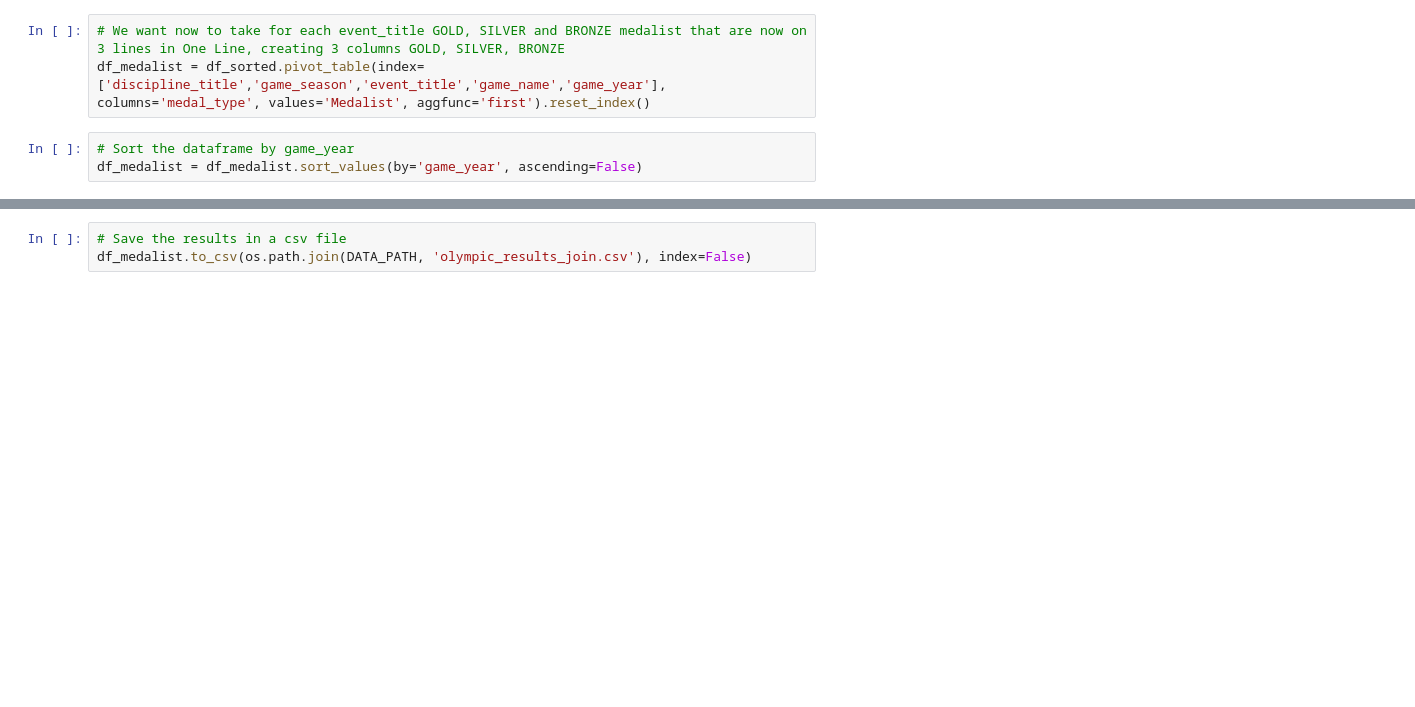
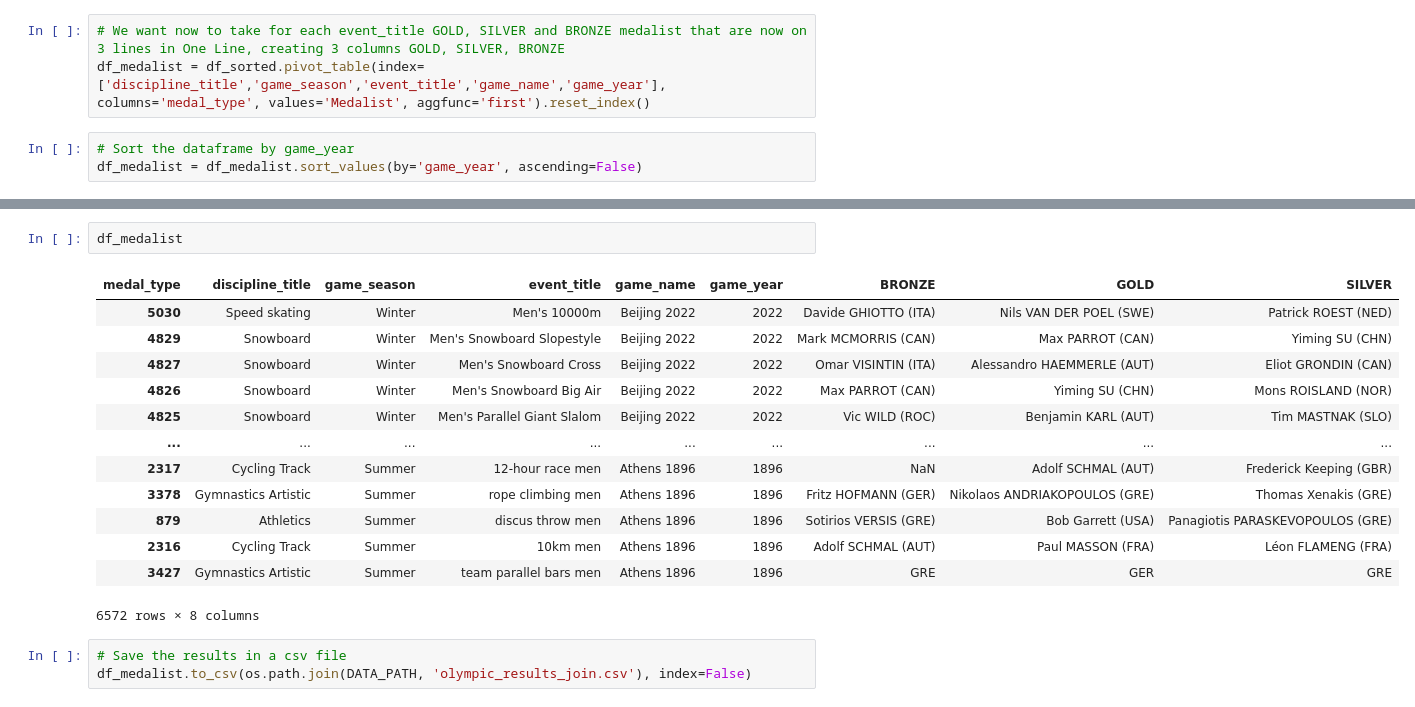
Before and after one commit to com-480-data-visualization/team_slo, a Jupyter notebook: src/processing/data_preprocessing.ipynb, the cells around one changed output, grey strips where cells are left out. Saved outputs shown, nothing was run; the diff lists cells and outputs as text; blank space fills up the shorter version.

```diff
--- a/src/processing/data_preprocessing.ipynb
+++ b/src/processing/data_preprocessing.ipynb
@@ -774,3 +765,19 @@ df_medalist.query('discipline_title == "Curling"')
+# %%
+df_medalist
+# %% [output]
+| medal_type | discipline_title | game_season | event_title | game_name | game_year | BRONZE | GOLD | SILVER |
+| 5030 | Speed skating | Winter | Men's 10000m | Beijing 2022 | 2022 | Davide GHIOTTO (ITA) | Nils VAN DER POEL (SWE) | Patrick ROEST (NED) |
+| 4829 | Snowboard | Winter | Men's Snowboard Slopestyle | Beijing 2022 | 2022 | Mark MCMORRIS (CAN) | Max PARROT (CAN) | Yiming SU (CHN) |
+| 4827 | Snowboard | Winter | Men's Snowboard Cross | Beijing 2022 | 2022 | Omar VISINTIN (ITA) | Alessandro HAEMMERLE (AUT) | Eliot GRONDIN (CAN) |
+| 4826 | Snowboard | Winter | Men's Snowboard Big Air | Beijing 2022 | 2022 | Max PARROT (CAN) | Yiming SU (CHN) | Mons ROISLAND (NOR) |
+| 4825 | Snowboard | Winter | Men's Parallel Giant Slalom | Beijing 2022 | 2022 | Vic WILD (ROC) | Benjamin KARL (AUT) | Tim MASTNAK (SLO) |
+| ... | ... | ... | ... | ... | ... | ... | ... | ... |
+| 2317 | Cycling Track | Summer | 12-hour race men | Athens 1896 | 1896 | NaN | Adolf SCHMAL (AUT) | Frederick Keeping (GBR) |
+| 3378 | Gymnastics Artistic | Summer | rope climbing men | Athens 1896 | 1896 | Fritz HOFMANN (GER) | Nikolaos ANDRIAKOPOULOS (GRE) | Thomas Xenakis (GRE) |
+| 879 | Athletics | Summer | discus throw men | Athens 1896 | 1896 | Sotirios VERSIS (GRE) | Bob Garrett (USA) | Panagiotis PARASKEVOPOULOS (GRE) |
+| 2316 | Cycling Track | Summer | 10km men | Athens 1896 | 1896 | Adolf SCHMAL (AUT) | Paul MASSON (FRA) | Léon FLAMENG (FRA) |
+| 3427 | Gymnastics Artistic | Summer | team parallel bars men | Athens 1896 | 1896 | GRE | GER | GRE |
+6572 rows × 8 columns
 # %%
 # Save the results in a csv file
 df_medalist.to_csv(os.path.join(DATA_PATH, 'olympic_results_join.csv'), index=False)
```
Also changed, not shown: parts of 5 cells of this notebook.
